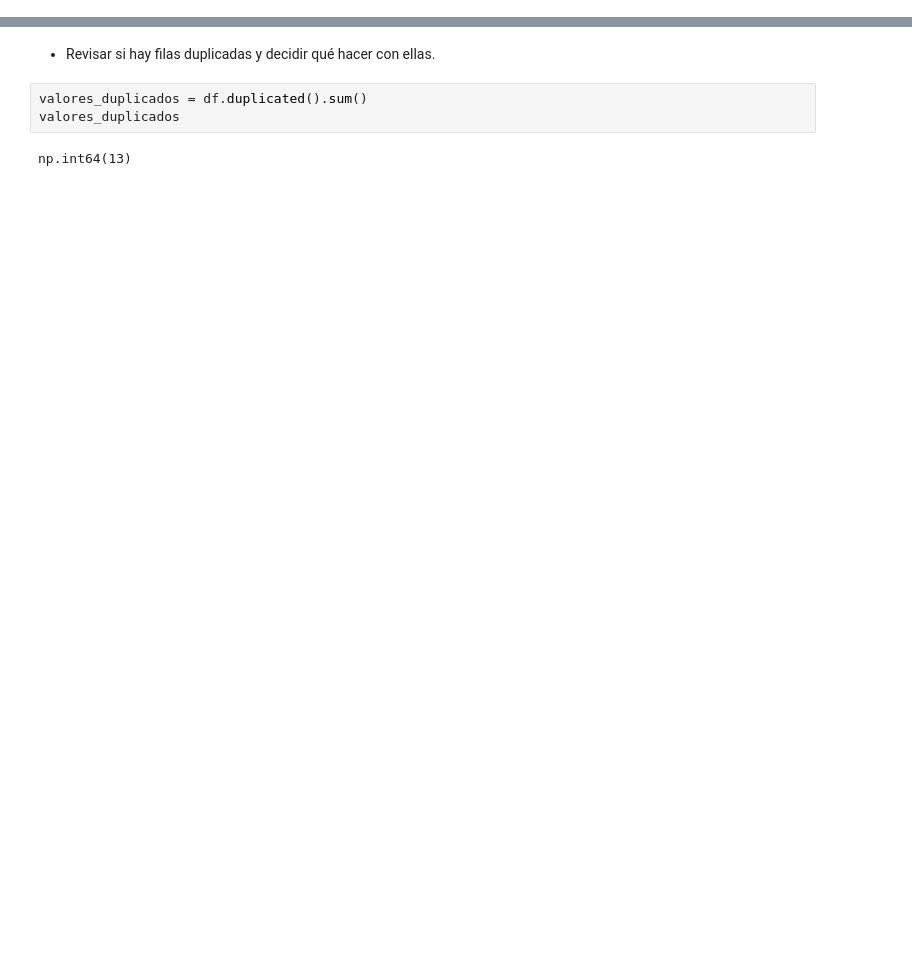
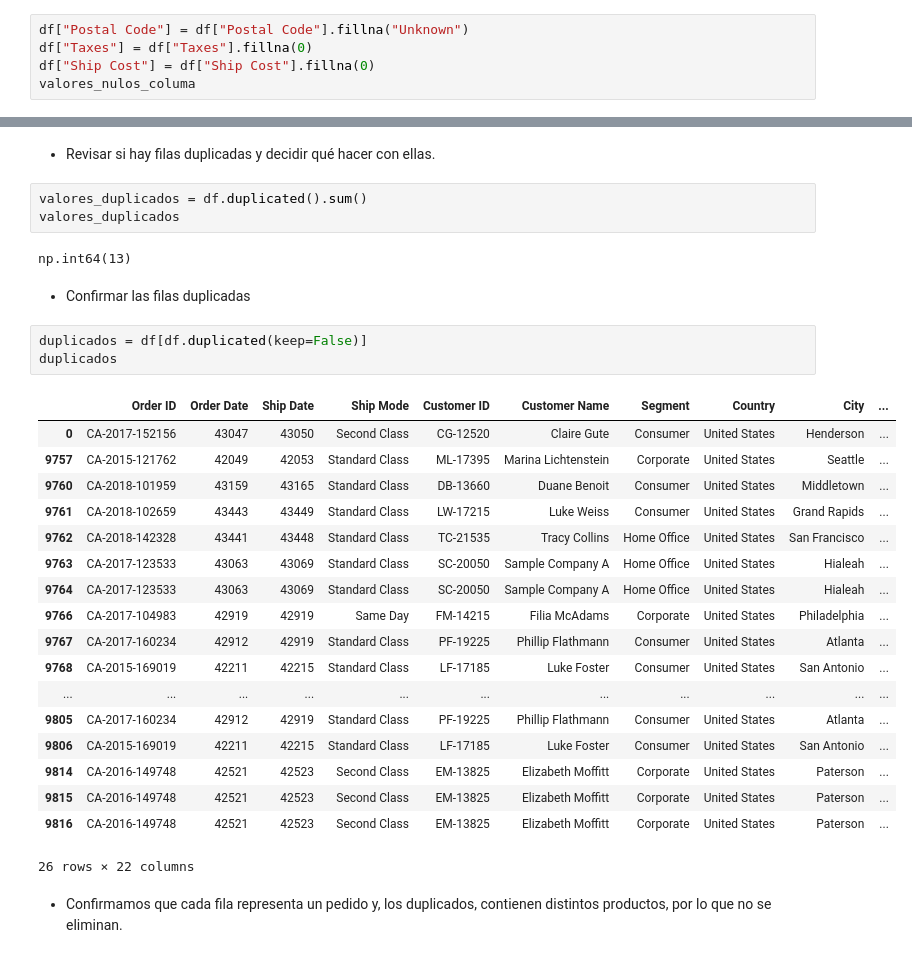
Before and after one commit to natalia-tp-dev/BIT_Taller_EDA, a Jupyter notebook: Taller2/respuestas.ipynb, the cells around one changed output, grey strips where cells are left out. Saved outputs shown, nothing was run; the diff lists cells and outputs as text; blank space fills up the shorter version.

```diff
--- a/Taller2/respuestas.ipynb
+++ b/Taller2/respuestas.ipynb
@@ -126,0 +161,5 @@ dtype: int64
+# %%
+df["Postal Code"] = df["Postal Code"].fillna("Unknown")
+df["Taxes"] = df["Taxes"].fillna(0)
+df["Ship Cost"] = df["Ship Cost"].fillna(0)
+valores_nulos_columa
@@ -131,3 +188,29 @@ valores_duplicados = df.duplicated().sum()
 valores_duplicados
 # %% [output]
 np.int64(13)
+# %% [markdown]
+- Confirmar las filas duplicadas
+# %%
+duplicados = df[df.duplicated(keep=False)]
+duplicados
+# %% [output]
+|  | Order ID | Order Date | Ship Date | Ship Mode | Customer ID | Customer Name | Segment | Country | City | ... |
+| 0 | CA-2017-152156 | 43047 | 43050 | Second Class | CG-12520 | Claire Gute | Consumer | United States | Henderson | ... |
+| 9757 | CA-2015-121762 | 42049 | 42053 | Standard Class | ML-17395 | Marina Lichtenstein | Corporate | United States | Seattle | ... |
+| 9760 | CA-2018-101959 | 43159 | 43165 | Standard Class | DB-13660 | Duane Benoit | Consumer | United States | Middletown | ... |
+| 9761 | CA-2018-102659 | 43443 | 43449 | Standard Class | LW-17215 | Luke Weiss | Consumer | United States | Grand Rapids | ... |
+| 9762 | CA-2018-142328 | 43441 | 43448 | Standard Class | TC-21535 | Tracy Collins | Home Office | United States | San Francisco | ... |
+| 9763 | CA-2017-123533 | 43063 | 43069 | Standard Class | SC-20050 | Sample Company A | Home Office | United States | Hialeah | ... |
+| 9764 | CA-2017-123533 | 43063 | 43069 | Standard Class | SC-20050 | Sample Company A | Home Office | United States | Hialeah | ... |
+| 9766 | CA-2017-104983 | 42919 | 42919 | Same Day | FM-14215 | Filia McAdams | Corporate | United States | Philadelphia | ... |
+| 9767 | CA-2017-160234 | 42912 | 42919 | Standard Class | PF-19225 | Phillip Flathmann | Consumer | United States | Atlanta | ... |
+| 9768 | CA-2015-169019 | 42211 | 42215 | Standard Class | LF-17185 | Luke Foster | Consumer | United States | San Antonio | ... |
+| ... | ... | ... | ... | ... | ... | ... | ... | ... | ... | ... |
+| 9805 | CA-2017-160234 | 42912 | 42919 | Standard Class | PF-19225 | Phillip Flathmann | Consumer | United States | Atlanta | ... |
+| 9806 | CA-2015-169019 | 42211 | 42215 | Standard Class | LF-17185 | Luke Foster | Consumer | United States | San Antonio | ... |
+| 9814 | CA-2016-149748 | 42521 | 42523 | Second Class | EM-13825 | Elizabeth Moffitt | Corporate | United States | Paterson | ... |
+| 9815 | CA-2016-149748 | 42521 | 42523 | Second Class | EM-13825 | Elizabeth Moffitt | Corporate | United States | Paterson | ... |
+| 9816 | CA-2016-149748 | 42521 | 42523 | Second Class | EM-13825 | Elizabeth Moffitt | Corporate | United States | Paterson | ... |
+26 rows × 22 columns
+# %% [markdown]
+- Confirmamos que cada fila representa un pedido y, los duplicados, contienen distintos productos, por lo que no se eliminan.
```
Also changed, not shown: parts of 5 cells of this notebook.
